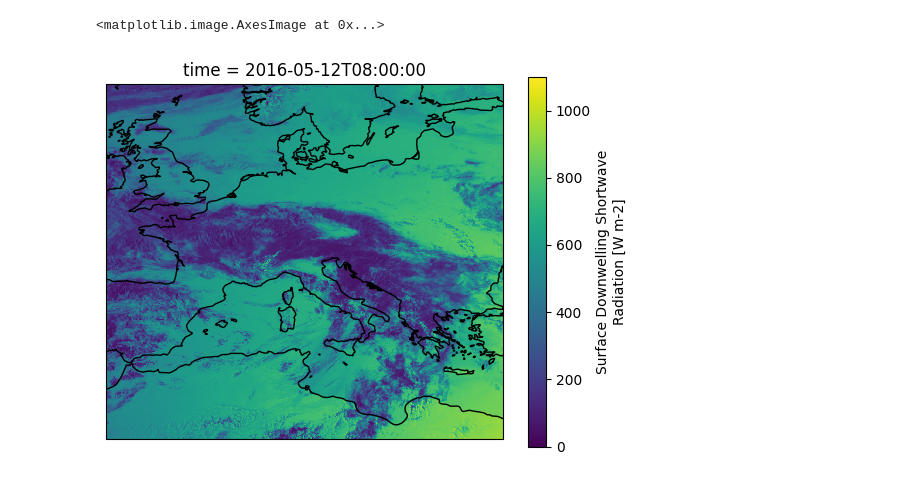
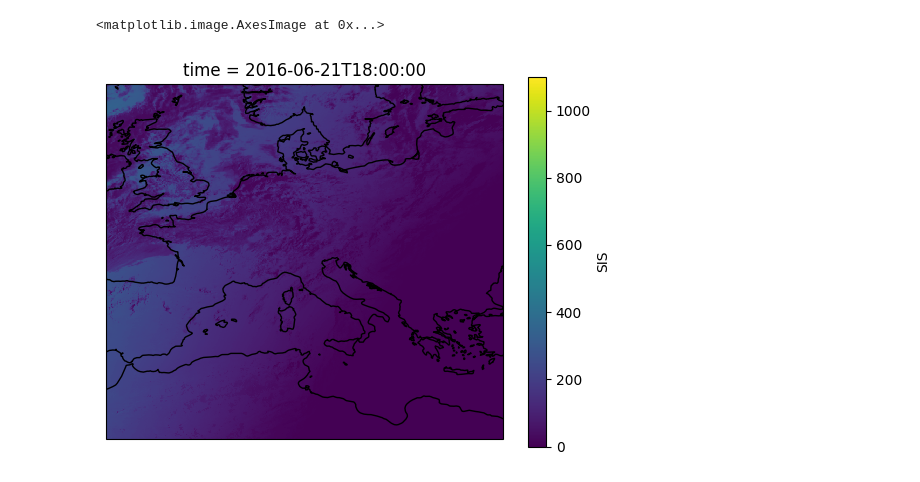
Before and after one commit to KRS-dev/irradiance_estimation, a Jupyter notebook: inference/inference.ipynb, the cells around one changed output. Cells and saved outputs as stored; diff of their text form; code cells hidden in the pictures.

Commit message:
big commit large rewrite randomsampling image

```diff
--- a/inference/inference.ipynb
+++ b/inference/inference.ipynb
@@ -199,0 +230,16 @@ mean error:  333.4072265625 std error:  365.288818359375
+# %%
+imageDataset = ImageDataset(
+    x_vars=config.x_vars,
+    y_vars=config.y_vars,
+    x_features=config.x_features,
+    patch_size=config.patch_size,
+    transform=config.transform,
+    target_transform=config.target_transform,
+    random_sample=None,
+    batch_in_time=None,
+    dtype=torch.float32,
+)
+
+dts = imageDataset.images
+# %%
+dataset = imageDataset.load_singleImageDataset_generator(dt=dts[4000]).result()
@@ -245,8 +310,8 @@ Text(0.5, 1.0, 'DL estimator')
 # %%
 ax = plt.subplot(projection=ccrs.PlateCarree())
 ax.coastlines()
-sarah_slice.SIS.plot.imshow(vmin=0, vmax=1100, ax=ax)
+dataset.sarah.isel(time=0).SIS.plot.imshow(vmin=0, vmax=1100, ax=ax)
 # plt.title("SARAH-3")
 # %% [output]
 <matplotlib.image.AxesImage at 0x...>
-[figure, old version]
+[figure, new version]
```
Also changed, not shown: parts of 32 cells of this notebook, 18 other files.
